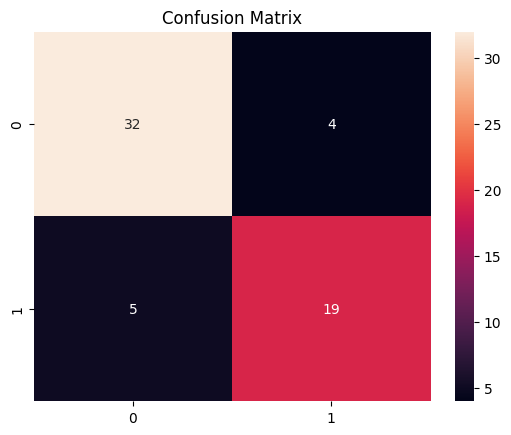
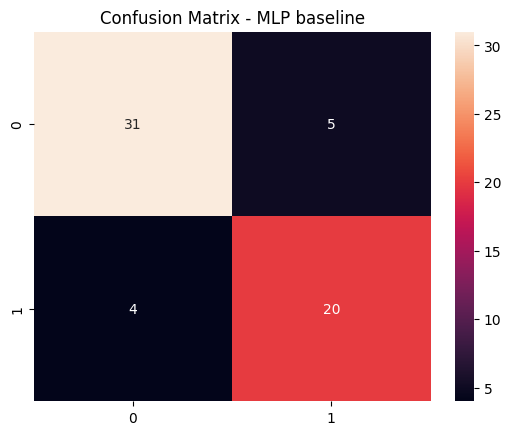
The change to this notebook cell's code, shown as a diff; its figure went from the first image to the second:
--- before
+++ after
@@ -1,11 +1,6 @@
 # MLP
-mlp_baseline = MLPClassifier(random_state=RANDOM_STATE)
+mlp_baseline = MLPClassifier(random_state=RANDOM_STATE, max_iter=500)
 mlp_baseline.fit(X_train, y_train)
 
 y_pred_MLP_baseline = mlp_baseline.predict(X_test)
-cm = confusion_matrix(y_test, y_pred_MLP_baseline)
-print(f"Accuracy: {accuracy_score(y_test, y_pred_MLP_baseline)}")
-print(classification_report(y_test, y_pred_MLP_baseline))
-sns.heatmap(cm, annot=True)
-plt.title('Confusion Matrix')
-plt.show()
+model_summary(y_test, y_pred_MLP_baseline, "MLP baseline")

Commit: add: MLP with GridSearch